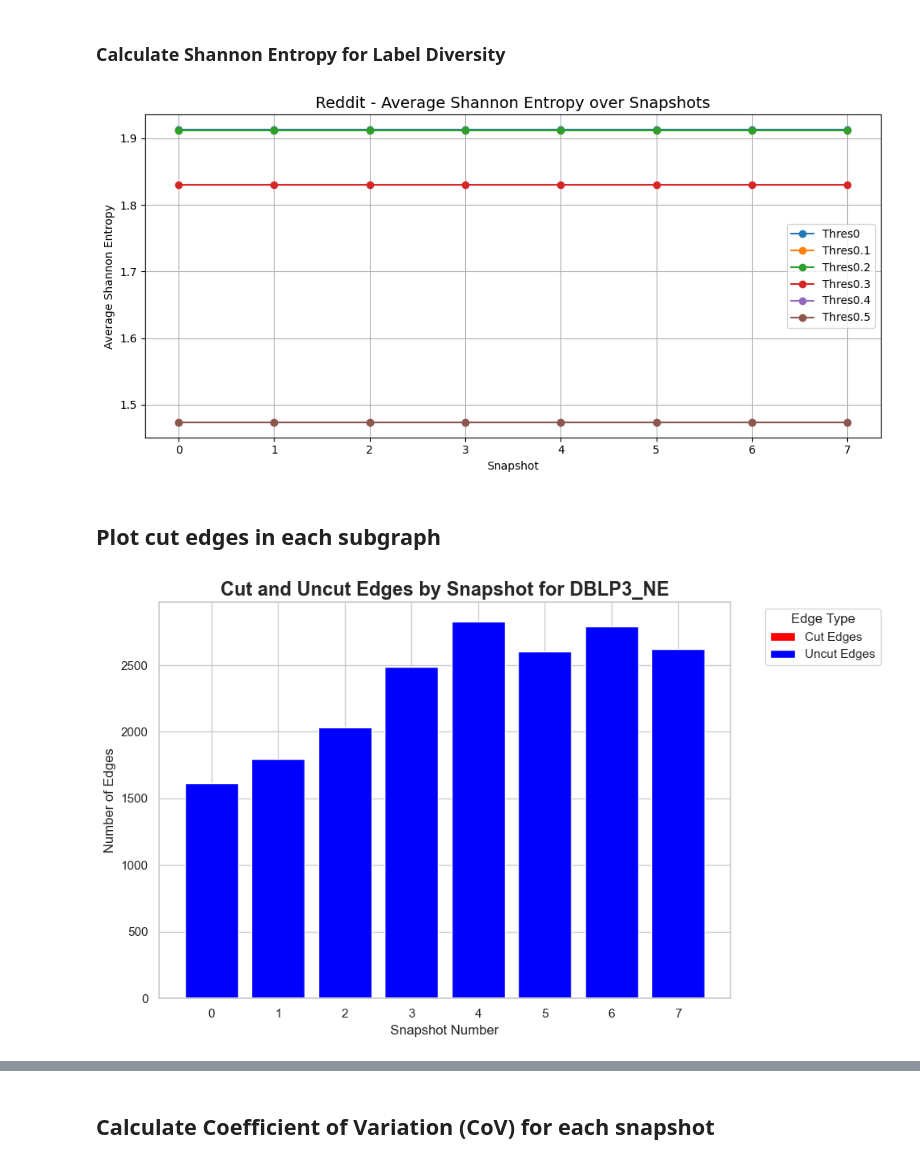
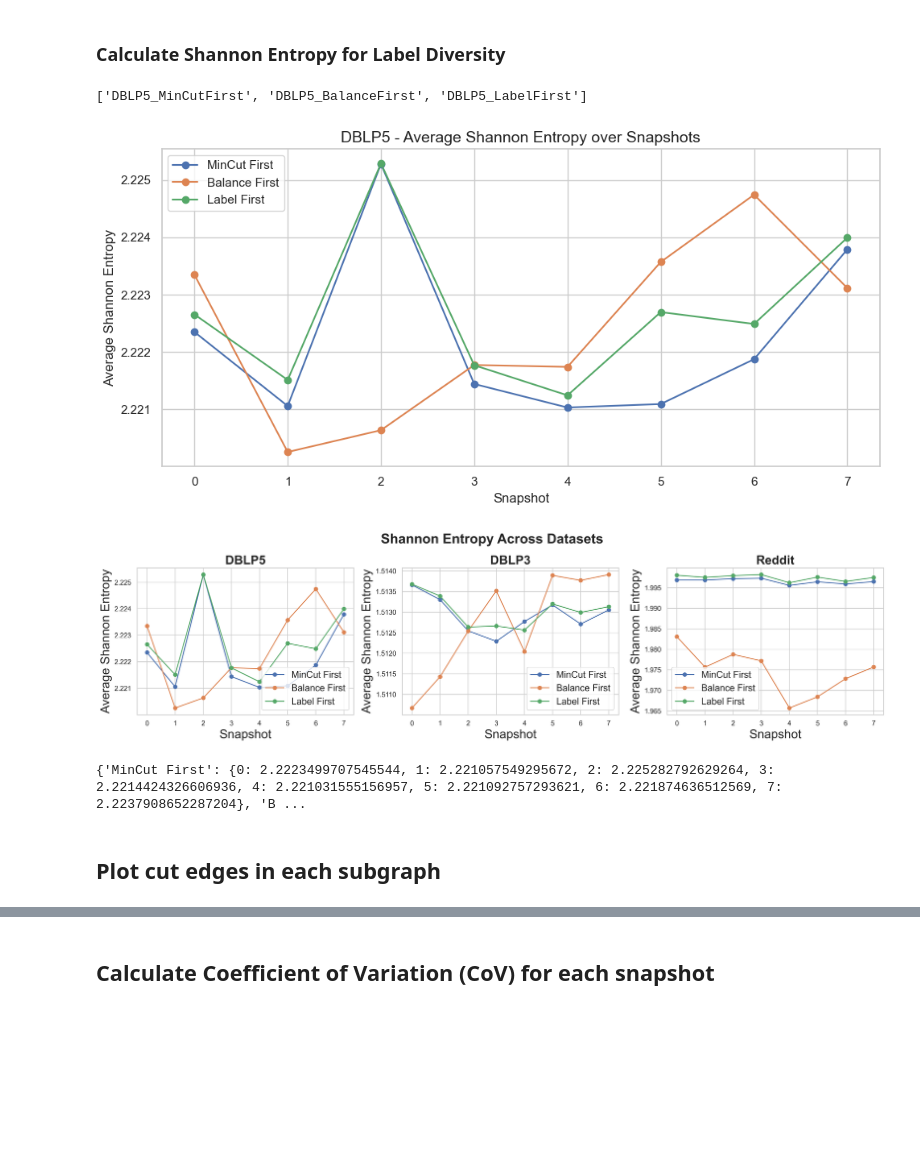
Before and after one commit to Ashley0909/DG-CoLearn, a Jupyter notebook: analysis_gpa.ipynb, the cells around one changed output, grey strips where cells are left out. Saved outputs shown, nothing was run; the diff lists cells and outputs as text; code cells hidden in the pictures; blank space fills up the shorter version.

```diff
--- a/analysis_gpa.ipynb
+++ b/analysis_gpa.ipynb
@@ -368,8 +519,2 @@ def plot_global_accuracy(snapshot_data):
     plt.tight_layout()
     plt.show()
-# %%
-modified_dict = {} # plot_convergence_of_local_accuracies
-for snapshot in snapshot_to_global_accs:
-    modified_dict[snapshot] = [[[i] for i in snapshot_to_global_accs[snapshot]]]
-
-plot_global_accuracy(modified_dict)
@@ -414,44 +561,75 @@ def compute_snapshot_entropy(snapshot_to_class_distribution):
         for subgraph, label_dist in subgraph_label_dict.items():
             entropy = compute_shannon_entropy(label_dist)
             entropies.append(entropy)
         if entropies:
             snapshot_entropy[snapshot] = np.mean(entropies)
         else:
             snapshot_entropy[snapshot] = 0.0
     return snapshot_entropy
 
 def plot_entropy_across_snapshots(strategy_to_entropy_dict, dataset=""):
     plt.figure(figsize=(10, 5))
     for strategy, entropy_dict in strategy_to_entropy_dict.items():
         snapshots = sorted(entropy_dict.keys())
         entropy_values = [entropy_dict[s] for s in snapshots]
         plt.plot(snapshots, entropy_values, label=strategy, marker='o')
 
     plt.xlabel("Snapshot")
     plt.ylabel("Average Shannon Entropy")
     plt.title(f"{dataset} - Average Shannon Entropy over Snapshots", fontsize=14)
     plt.legend()
     plt.grid(True)
     plt.tight_layout()
     plt.show()
 
+def plot_entropy_subplots(data):
+    """Create side-by-side subplots for entropy across 3 datasets"""
+    fig, axes = plt.subplots(1, 3, figsize=(18, 5), dpi=300)
+
+    for i, (dataset_name, file_labels, strategy_names) in enumerate(data):
+        ax = axes[i]
+        strategy_to_entropy = defaultdict(dict)
+
+        # Process each strategy for this dataset
+        for strategy_label, strategy_name in zip(file_labels, strategy_names):
+            # Assuming parse_log_file and other functions are available
+            _, _, _, snapshot_to_class_distribution, *_ = parse_log_file(experiment_to_results_path[strategy_label])
+            snapshot_entropy = compute_snapshot_entropy(snapshot_to_class_distribution)
+            strategy_to_entropy[strategy_name] = snapshot_entropy
+
+        # Plot for this dataset
+        for strategy, entropy_dict in strategy_to_entropy.items():
+            snapshots = sorted(entropy_dict.keys())
+            entropy_values = [entropy_dict[s] for s in snapshots]
+            ax.plot(snapshots, entropy_values, label=strategy, marker='o')
+
+        ax.set_xlabel("Snapshot", fontsize=20)
+        ax.set_ylabel("Average Shannon Entropy", fontsize=20)
+        ax.set_title(f"{dataset_name}", fontsize=20, fontweight="bold")
+        ax.legend(fontsize=15)
+        ax.grid(True)
+    plt.suptitle('Shannon Entropy Across Datasets', fontsize=22, y=0.97, fontweight="bold")
+    plt.tight_layout()
+    plt.show()
+
+print(file_paths)
 strategy_to_entropy = {}
-for strategy, path in zip(["Thres0", "Thres0.1", "Thres0.2","Thres0.3","Thres0.4","Thres0.5"], ["Reddit_Thres0", "Reddit_Thres0.1", "Reddit_Thres0.2", "Reddit_Thres0.3", "Reddit_Thres0.4", "Reddit_MinCutFirst"]):
+for strategy, path in zip(labels, file_paths):
     _, _, _, snapshot_to_class_distribution, *_ = parse_log_file(experiment_to_results_path[path])
     snapshot_entropy = compute_snapshot_entropy(snapshot_to_class_distribution)
     strategy_to_entropy[strategy] = snapshot_entropy
 
-plot_entropy_across_snapshots(strategy_to_entropy, dataset="Reddit")
+plot_entropy_across_snapshots(strategy_to_entropy, dataset=DATASET)
+plot_entropy_subplots(data)
+print(strategy_to_entropy)
 # %% [output]
+['DBLP5_MinCutFirst', 'DBLP5_BalanceFirst', 'DBLP5_LabelFirst']
-[figure, old version]
+[figure, new version]
+[figure, added]
+{'MinCut First': {0: 2.2223499707545544, 1: 2.221057549295672, 2: 2.225282792629264, 3: 2.2214424326606936, 4: 2.221031555156957, 5: 2.221092757293621, 6: 2.221874636512569, 7: 2.2237908652287204}, 'B ...
 # %% [markdown]
 ## Plot cut edges in each subgraph
 # %%
-import seaborn as sns
-import matplotlib.pyplot as plt
-import numpy as np
-import pandas as pd
-
 def plot_edge(data, dataset):
     # Prepare data for plotting
     x = list(data.keys())  # X-axis (keys of the dictionary)
@@ -533,12 +711,10 @@ def plot_cut_edges(data, dataset):
     plt.tight_layout()
     plt.show()
 
-both = defaultdict(tuple)
-snapshot = 0
-for cut, total in zip(snapshot_to_cut_edges.values(), snapshot_to_edges.values()):
-    both[snapshot] = (cut, total)
-    snapshot += 1
+# both = defaultdict(tuple)
+# snapshot = 0
+# for cut, total in zip(snapshot_to_cut_edges.values(), snapshot_to_edges.values()):
+#     both[snapshot] = (cut, total)
+#     snapshot += 1
 
-plot_cut_edges(both, DATASET)
+# plot_cut_edges(both, DATASET)
-# %% [output]
-[figure, removed]
```
Also changed, not shown: parts of 18 cells of this notebook, 11 other files.
